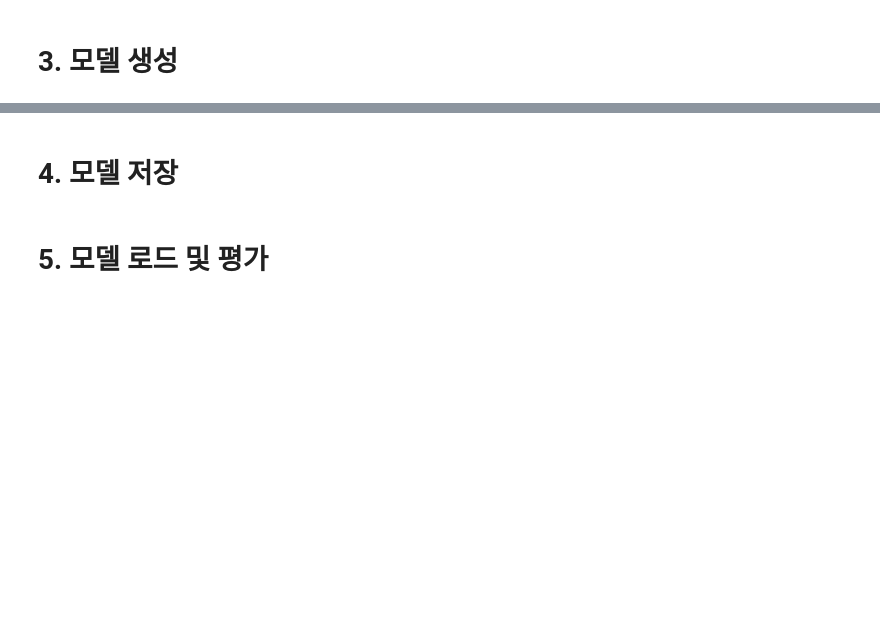
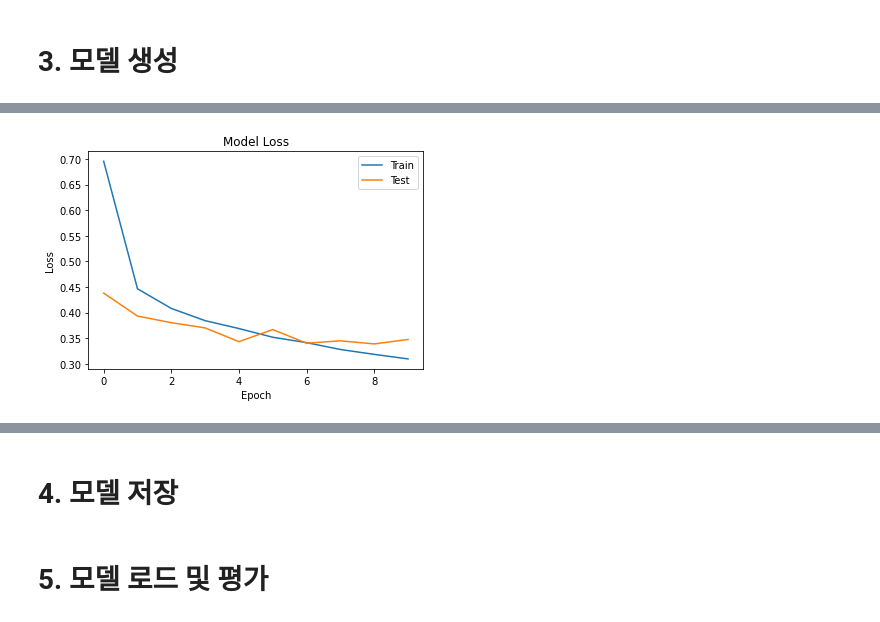
Before and after one commit to Sachena/2020_cau_oss_hackathon, a Jupyter notebook: hackathon_team04.ipynb, the cells around one changed output, grey strips where cells are left out. Saved outputs shown, nothing was run; the diff lists cells and outputs as text; code cells hidden in the pictures; blank space fills up the shorter version.

```diff
--- a/hackathon_team04.ipynb
+++ b/hackathon_team04.ipynb
@@ -163,0 +93,84 @@ Epoch 00005: val_accuracy did not improve from 0.84638
+# %%
+
+inputs = tf.keras.layers.Input(input_shape)
+dropout_rate = 0.5
+
+net = tf.keras.layers.BatchNormalization()(inputs)
+net = tf.keras.layers.Conv2D(256, (3, 3), padding='SAME')(net)
+net = tf.keras.layers.Activation('swish')(net)
+net = tf.keras.layers.Conv2D(256, (3, 3), padding='SAME')(net)
+net = tf.keras.layers.Activation('swish')(net)
+net = tf.keras.layers.MaxPooling2D(pool_size=(2, 2))(net)
+net = tf.keras.layers.Dropout(dropout_rate)(net)
+
+net = tf.keras.layers.BatchNormalization()(net)
+net = tf.keras.layers.Conv2D(128, (3, 3), padding='SAME')(net)
+net = tf.keras.layers.Activation('swish')(net)
+net = tf.keras.layers.Conv2D(128, (3, 3), padding='SAME')(net)
+net = tf.keras.layers.Activation('swish')(net)
+net = tf.keras.layers.MaxPooling2D(pool_size=(2, 2))(net)
+net = tf.keras.layers.Dropout(dropout_rate)(net)
+
+net = tf.keras.layers.Flatten()(net)
+net = tf.keras.layers.Dense(64)(net)
+net = tf.keras.layers.Dense(num_classes)(net)
+net = tf.keras.layers.Activation('softmax')(net)
+
+
+
+
+
+model = tf.keras.Model(inputs=inputs, outputs=net, name='team04')
+
+
+# 모델 컴파일
+# optimizer: 모델을 업데이트 하는 방식
+# loss: 모델의 정확도를 판단하는 방식
+# metrics: 트레이닝 및 테스팅 성능 모니터링을 위한 평가지표
+model.compile(loss='categorical_crossentropy', optimizer='adam', metrics=['accuracy'])
+
+
+# 체크포인트 생성
+cp_callback = tf.keras.callbacks.ModelCheckpoint(filepath='/content/checkpoint_entire_best.h5', monitor='val_accuracy', verbose=1, save_weight_only=False, save_best_only=True, mode='auto')
+
+# 모델 트레이닝
+# batch_size: 전체 데이터셋 중 몇개씩 학습시킬 것인지
+# epoch: 학습에 전체 데이터셋이 총 몇번 이용될 것인지
+# shuffle: 학습전에 트레이닝 데이터셋을 랜덤하게 섞을 것인지
+# validation_data: 중간 성능 검증에 사용할 data set
+#model.fit(x_train_after, y_train, batch_size = 256, epochs = 10, shuffle=True, callbacks=[cp_callback], validation_data=(x_test_after, y_test))
+
+
+import matplotlib.pyplot as plt
+
+# 손실 그래프
+def plot_loss(history):
+   # 선 그리기
+   plt.plot(history.history['loss'])
+   plt.plot(history.history['val_loss'])
+   # 그래프 제목
+   plt.title('Model Loss')
+   # x,y축 이름 표시
+   plt.ylabel('Loss')
+   plt.xlabel('Epoch')
+   # 각 라인 표식 표시
+   plt.legend(['Train','Test'],loc=0)
+
+# 정확도 그래프
+def plot_acc(history):
+  # dir(history.history)
+   plt.plot(history.history['accuracy'])
+   plt.plot(history.history['val_accuracy'])
+   plt.title('Model accuracy')
+   plt.ylabel('Accuracy')
+   plt.xlabel('Epoch')
+   plt.legend(['Train', 'Test'], loc=0)
+
+
+history = model.fit(x_train_after, y_train, batch_size = 64, epochs = 10, shuffle=True, callbacks=[cp_callback], validation_data=(x_test_after, y_test))
+
+plot_loss(history)
+plt.show()
+plot_acc(history)
+plt.show()
+# %% [output]
@@ -163,0 +194 @@ Epoch 00005: val_accuracy did not improve from 0.84638
+[figure, added]
```
Also changed, not shown: parts of 6 cells of this notebook.
